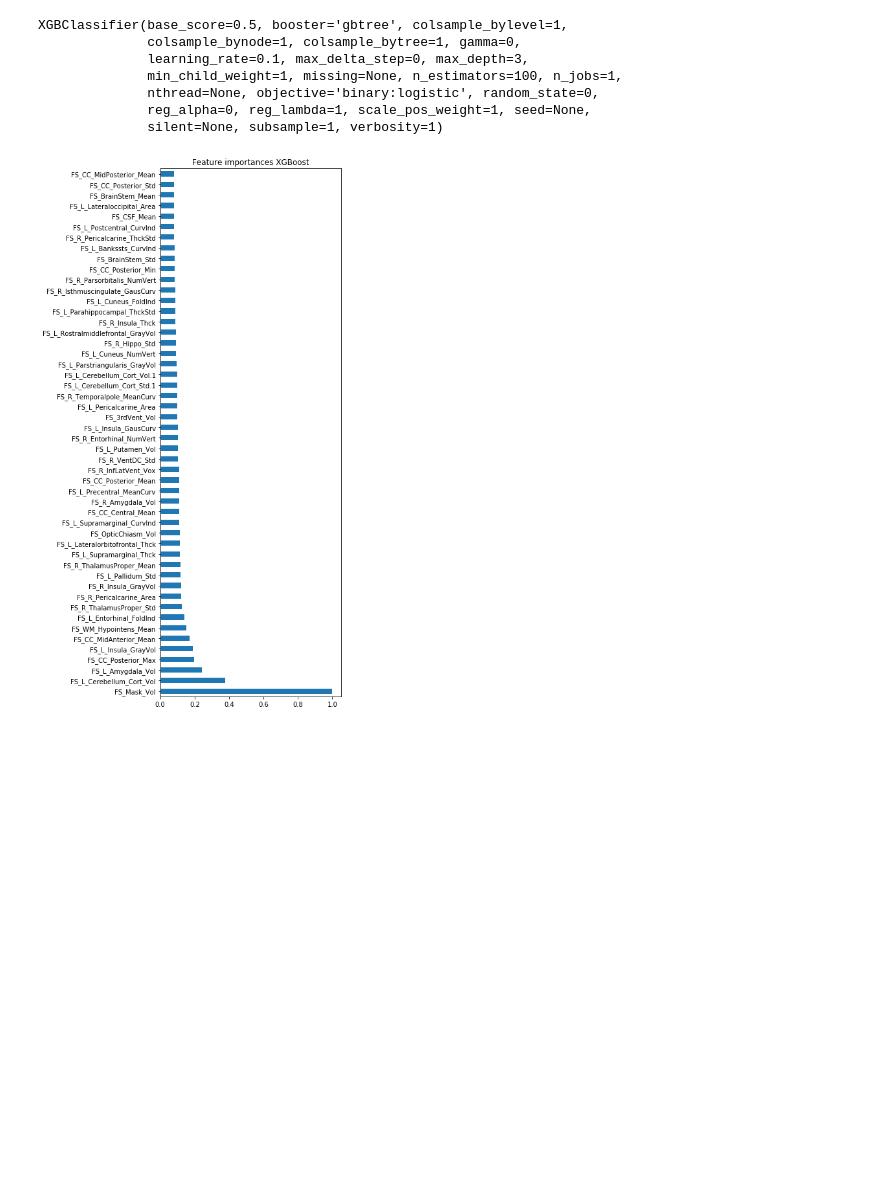
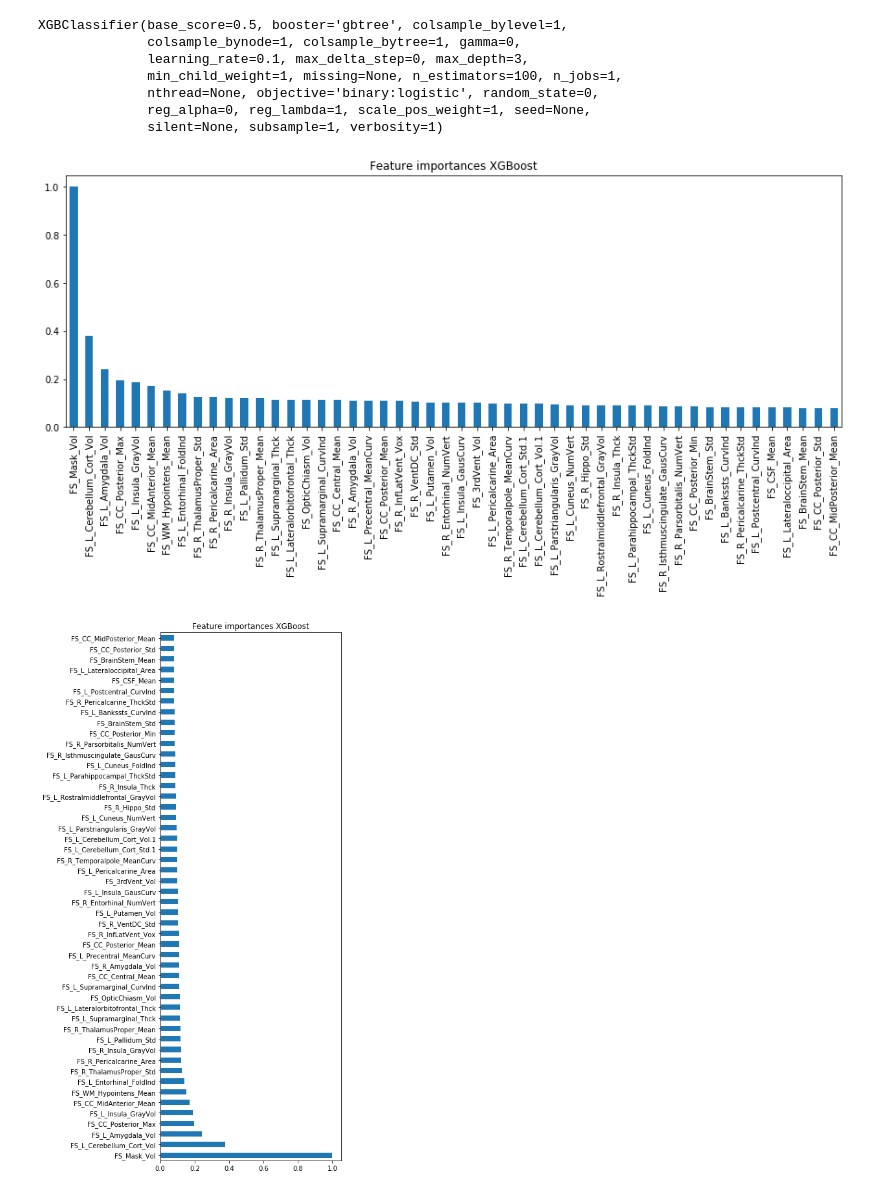
Before and after one commit to maxs-kan/InterpretableNeuroDL, a Jupyter notebook: tabular_data.ipynb, the cells around one changed output. Drawn from its saved outputs; the diff is of its cells as text; code cells hidden in the pictures; blank space fills up the shorter version.

```diff
--- a/tabular_data.ipynb
+++ b/tabular_data.ipynb
@@ -456,6 +456,14 @@ XGBClassifier(base_score=0.5, booster='gbtree', colsample_bylevel=1,
 x_im = xgb_cls.feature_importances_
 # %%
 x_im = x_im/x_im.max()
+# %%
+fig = plt.figure(figsize=(15,5))
+xgb_feat_importances = pd.Series(x_im, index=X1.columns)
+xgb_feat_importances.nlargest(50).plot(kind='bar')
+plt.title('Feature importances XGBoost', size=12)
+plt.show()
+# %% [output]
+[figure, added]
 # %%
 fig = plt.figure(figsize=(5,15))
 xgb_feat_importances = pd.Series(x_im, index=X1.columns)
```
Also changed, not shown: parts of 2 cells of this notebook, 7 other files.
